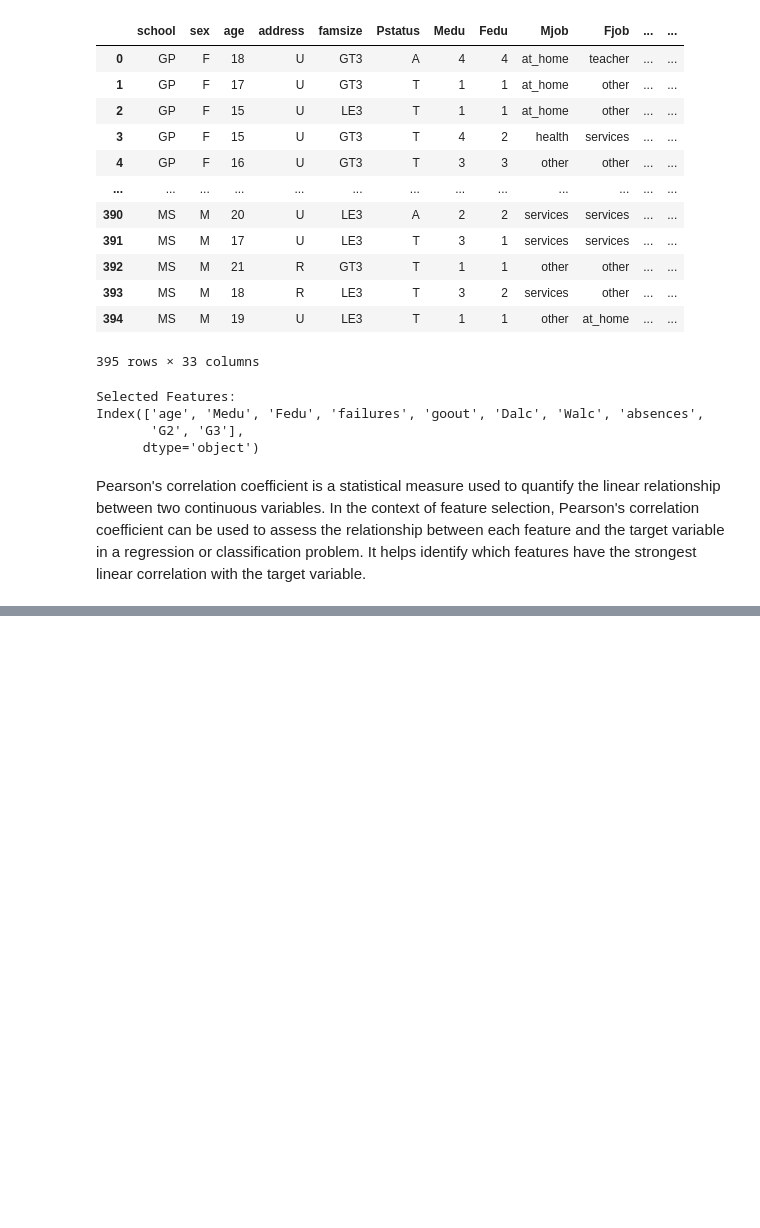
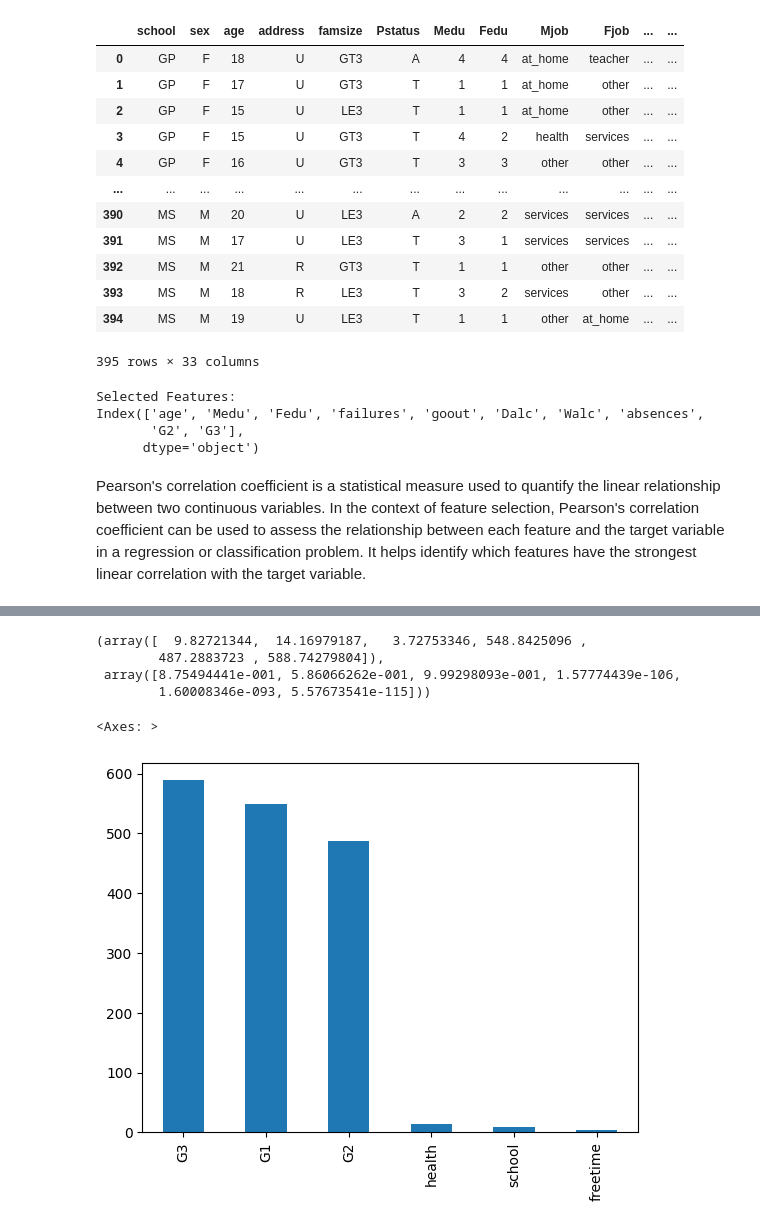
Before and after one commit to Lakshya937/aiml, a Jupyter notebook: AIML4.ipynb, the cells around one changed output, grey strips where cells are left out. Saved outputs shown, nothing was run; the diff lists cells and outputs as text; code cells hidden in the pictures; blank space fills up the shorter version.

```diff
--- a/AIML4.ipynb
+++ b/AIML4.ipynb
@@ -44,0 +47,7 @@ Pearson's correlation coefficient is a statistical measure used to quantify the
+# %%
+df = pd.read_csv('https://raw.githubusercontent.com/Lakshya937/aiml/main/student-mat.csv')
+df = df[['school','age','health','freetime','G1','G2','G3']]
+# fill null values
+for col in df.columns:
+  df[col]= df[col].fillna([col].mode()[0])
+df.head()
@@ -44,0 +61,7 @@ Pearson's correlation coefficient is a statistical measure used to quantify the
+# %%
+#label encoding
+from sklearn.preprocessing import LabelEncoder
+for col in df.columns:
+    le = LabelEncoder()
+    df[col] = le.fit_transform(df[col])
+df.head()
@@ -44,0 +75,20 @@ Pearson's correlation coefficient is a statistical measure used to quantify the
+# %%
+from sklearn.feature_selection import chi2
+x = df.drop(columns=['age'], axis=1)
+y = df['G1']
+# %%
+chi_square = chi2(x,y)
+# %%
+chi_square
+# %% [output]
+(array([  9.82721344,  14.16979187,   3.72753346, 548.8425096 ,
+        487.2883723 , 588.74279804]),
+ array([8.75494441e-001, 5.86066262e-001, 9.99298093e-001, 1.57774439e-106,
+        1.60008346e-093, 5.57673541e-115]))
+# %%
+chi_values = pd.Series(chi_square[0],index=x.columns)
+chi_values.sort_values(ascending= False, inplace= True)
+chi_values.plot.bar()
+# %% [output]
+<Axes: >
+[figure, added]
```
Also changed, not shown: parts of 4 cells of this notebook.
